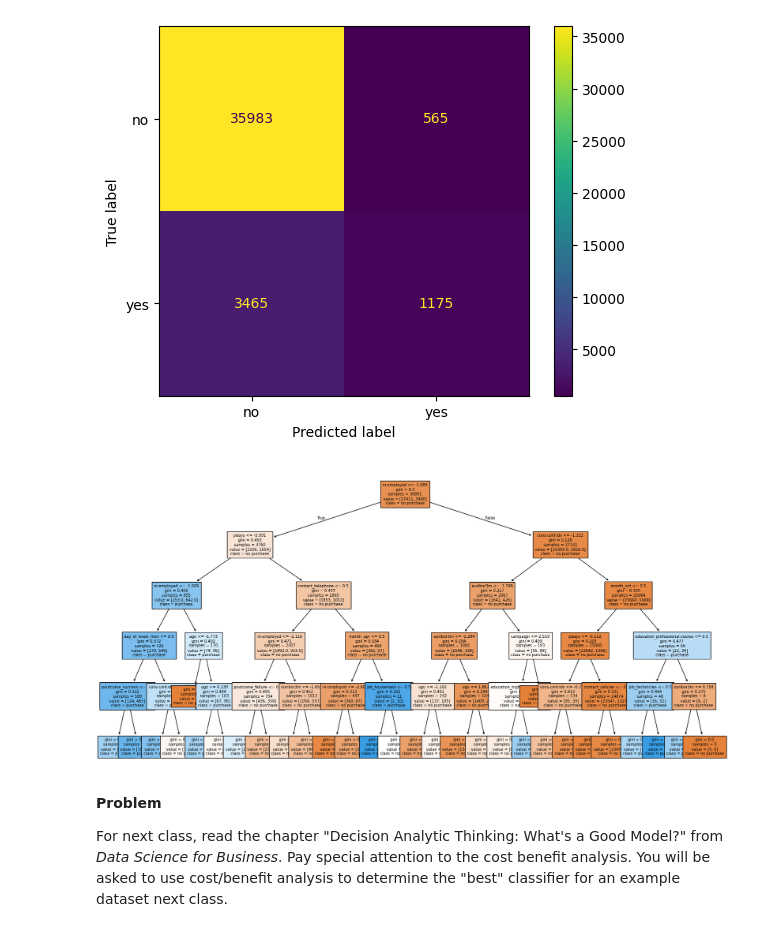
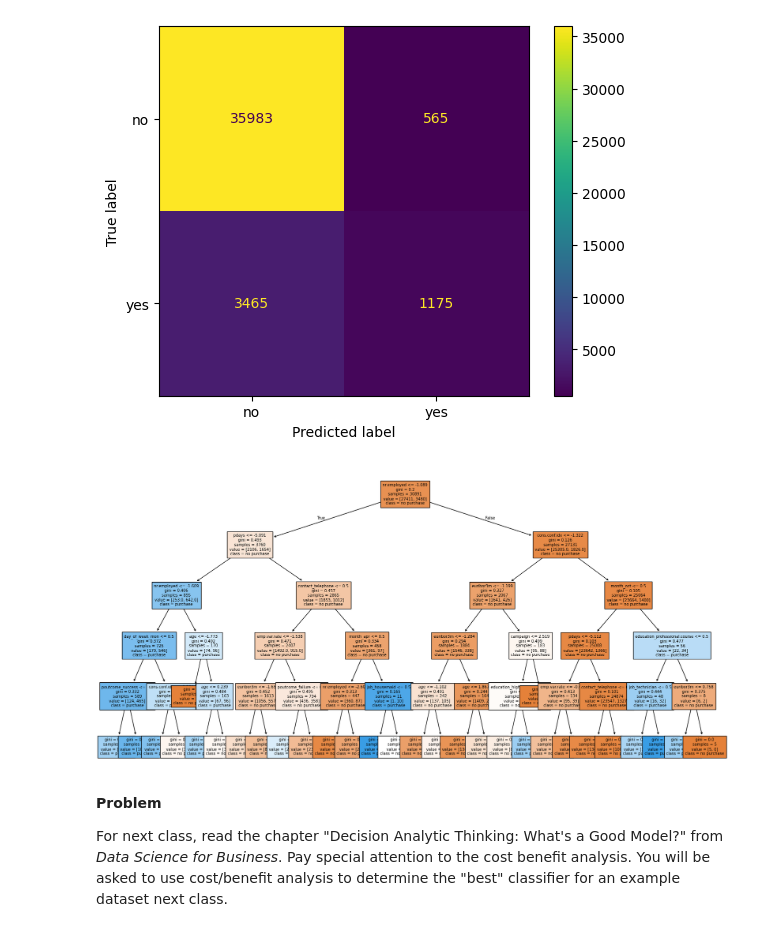
Before and after one commit to jfkoehler/nyu_bootcamp_fa25, a Jupyter notebook: _build/jupyter_execute/intro_decision_tree.ipynb, the cells around one changed output. Cells and saved outputs as stored; diff of their text form; code cells hidden in the pictures.

```diff
--- a/_build/jupyter_execute/intro_decision_tree.ipynb
+++ b/_build/jupyter_execute/intro_decision_tree.ipynb
@@ -372,11 +411,11 @@ from sklearn.linear_model import LogisticRegression
 from sklearn.preprocessing import StandardScaler
 from sklearn.neighbors import KNeighborsClassifier
 # %%
-encoder = make_column_transformer((OneHotEncoder(), cat_cols),
+encoder = make_column_transformer((OneHotEncoder(sparse_output=False), cat_cols),
                                  remainder = StandardScaler(),
                                  verbose_feature_names_out=False)
-model = ''
-lgr_pipe = Pipeline([('transform', encoder), ('model', KNeighborsClassifier(n_neighbors=3))])
+
+knn_pipe = Pipeline([('transform', encoder), ('model', KNeighborsClassifier(n_neighbors=3))])
 # %%
 X = purchase_data.iloc[:, :-1]
 y = purchase_data['y']
@@ -486,5 +523,9 @@ tree_pipe = Pipeline([('transform', encoder), ('model', DecisionTreeClassifier(m
+# %%
+tree_pipe = Pipeline([('transform', encoder), ('model', DecisionTreeClassifier())])
+params = {'model__max_depth': [1, 2, 3, 4, 5, 6, 7]} #fill in the appropriate parameter
+tree_grid = GridSearchCV(tree_pipe, param_grid=params)
 # %%
-tree_pipe.fit(X_train, y_train)
+tree_grid.fit(X_train, y_train)
 # %% [output]
 The format of the columns of the 'remainder' transformer in ColumnTransformer.transformers_ will change in version 1.7 to match the format of the other transformers.
 At the moment the remainder columns are stored as indices (of type int). With the same ColumnTransformer configuration, in the future they will be stored as column names (of type str).
@@ -509,12 +556,12 @@ ConfusionMatrixDisplay.from_estimator(tree_pipe, X, y)
 [figure]
 # %%
 plt.figure(figsize = (20, 10))
-plot_tree(tree_pipe['model'], feature_names=tree_pipe['transform'].get_feature_names_out(),
+plot_tree(tree_grid.best_estimator_['model'], feature_names=tree_pipe['transform'].get_feature_names_out(),
          class_names = ['no purchase', 'purchase'],
          filled = True,
          fontsize=7);
 # %% [output]
-[figure, old version]
+[figure, new version]
 # %% [markdown]
 **Problem**
 
```
Also changed, not shown: parts of 21 cells of this notebook, 8 other files.
